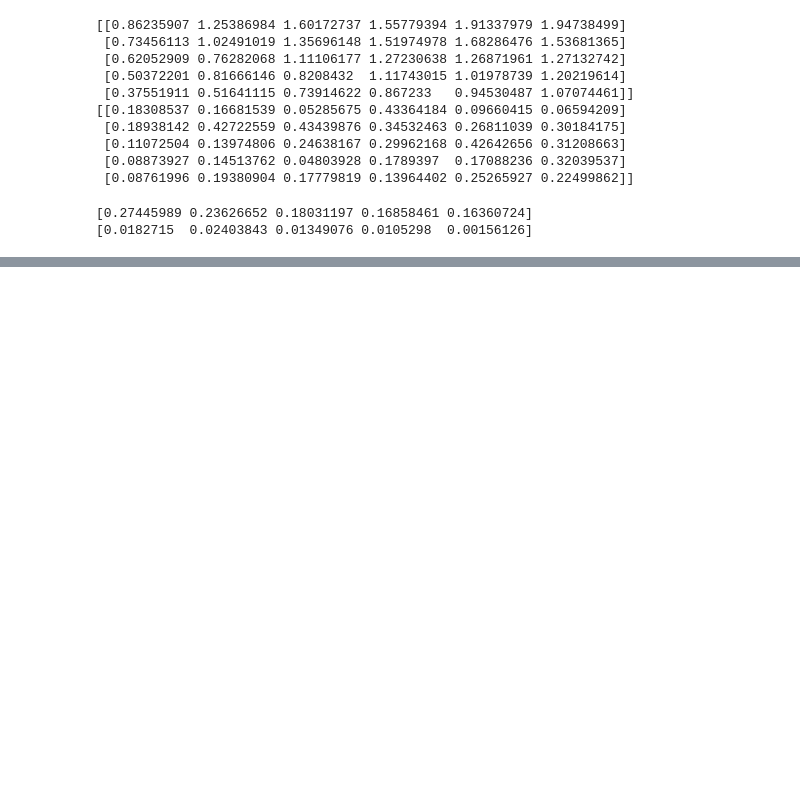
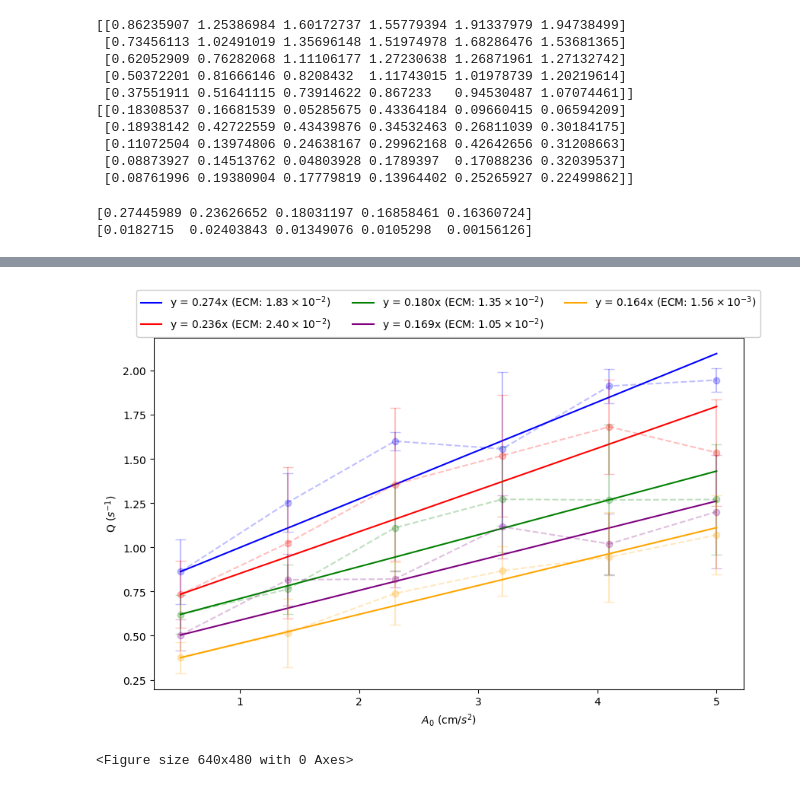
Before and after one commit to JR-Castro/simulacion-de-sistemas, a Jupyter notebook: granular-medium/scripts/q_vs_a0.ipynb, the cells around one changed output, grey strips where cells are left out. Cells and saved outputs as stored; diff of their text form; code cells hidden in the pictures; blank space fills up the shorter version.

```diff
--- a/granular-medium/scripts/q_vs_a0.ipynb
+++ b/granular-medium/scripts/q_vs_a0.ipynb
@@ -227,3 +228,24 @@ plt.clf()
 <Figure size 640x480 with 0 Axes>
+# %%
+
+plt.figure(figsize=(10, 6))
+for i in range(len(M_VALUES)):
+    plt.errorbar(A0_VALUES, c_q_means[i], yerr=c_q_std[i], fmt='--o', capsize=5, alpha=0.25, color=colors[i])
+    plt.plot(A0_VALUES, [c_inv_resistance[i] * (a0 - A0_VALUES[0]) + c_q_means[i][0] for a0 in A0_VALUES],
+             label=f"y = {c_inv_resistance[i]:.3f}x (ECM: {formatter(c_inv_resistance_ecm[i],None)})",
+             color=colors[i],)
+
+plt.legend(loc='upper center', bbox_to_anchor=(0.5, 1.15), framealpha=1.0, ncol=3)
+
+# plt.subplots_adjust(top=0.95)
+plt.xlabel("$A_0$ (cm/$s^2$)")
+plt.ylabel("Q ($s^{-1}$)")
+
+plt.savefig("../analysis/q_vs_a0_m_lines.png", dpi=300)
+plt.show()
+plt.clf()
+# %% [output]
+[figure, added]
+<Figure size 640x480 with 0 Axes>
 # %%
 c_resistance = 1 / c_inv_resistance
```
Also changed, not shown: parts of 6 cells of this notebook.
